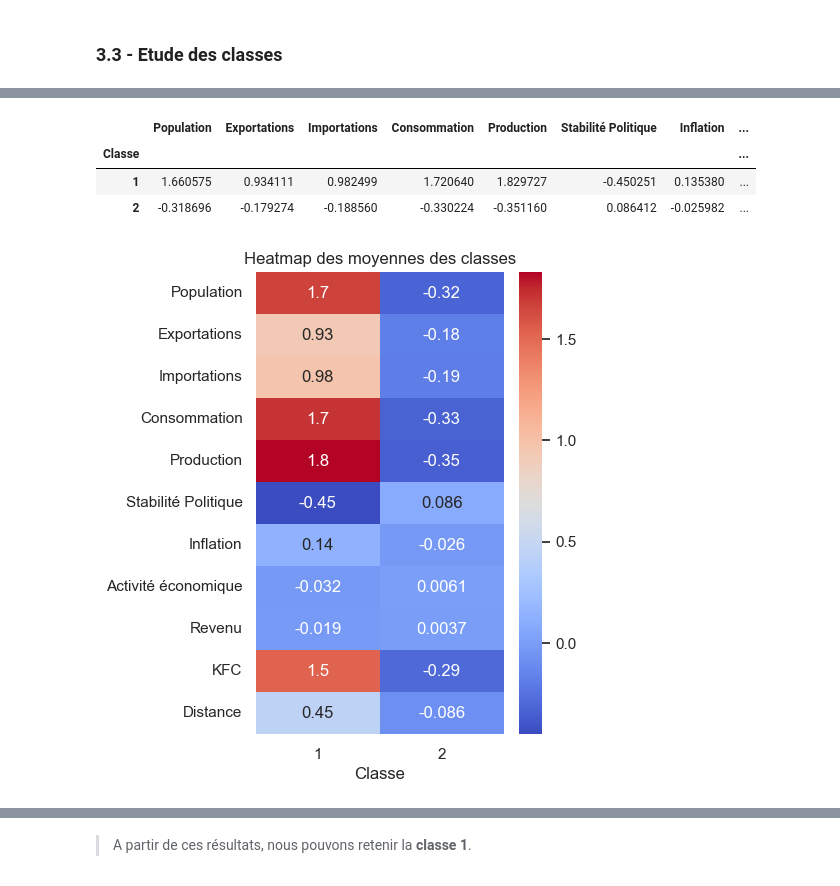
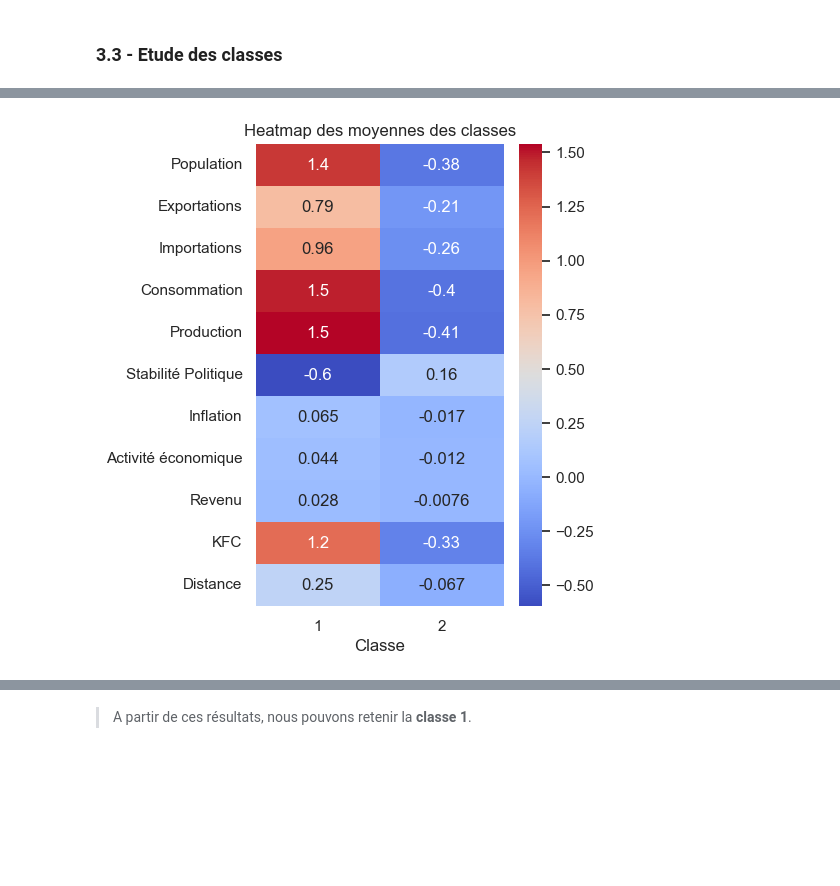
Before and after one commit to lengocduyvu/lpqc-etude-marche, a Jupyter notebook: notebooks/lpqc-clustering-visualisations.ipynb, the cells around one changed output, grey strips where cells are left out. Saved outputs shown, nothing was run; the diff lists cells and outputs as text; code cells hidden in the pictures; blank space fills up the shorter version.

```diff
--- a/notebooks/lpqc-clustering-visualisations.ipynb
+++ b/notebooks/lpqc-clustering-visualisations.ipynb
@@ -578,13 +564,8 @@ La construction des clusters est basée sur l'inertie intra et inter-cluster :
 # %% [markdown]
 ### 3.1 - Préparation des données pour la classification
 # %%
-X = df_acp.values
-# Standardisation
-scaler = StandardScaler()
-X_scaled = scaler.fit_transform(X)
-
 # Clustering hiérarchique
-Z = linkage(X_scaled, method='ward', metric='euclidean')
+Z = linkage(df_pca, method='ward', metric='euclidean')
 # %%
 def plot_dendrogram(Z, names):
     fig, ax = plt.subplots(1, 1, figsize=(20, 30))
@@ -665,5 +641,4 @@ display_factorial_planes(X_proj, (1,3), pca=pca, clusters=classes, figsize=(6,5)
 # %% [markdown]
 ### 3.3 - Etude des classes
 # %%
-df_scaled = pd.DataFrame(X_scaled, index=Pays, columns=Indicateurs)
-df_scaled.head()
+df_etude = pd.DataFrame(X_scaled, index=Pays, columns=Indicateurs)
@@ -678,3 +645,2 @@ df_scaled.head()
 # %%
-df_scaled_classes = pd.concat([df_scaled, df_classes], axis=1)
-df_scaled_classes.head()
+df_etude_classes = pd.concat([df_etude, df_classes], axis=1)
@@ -689,20 +647,14 @@ df_scaled_classes.head()
 # %%
 # Moyenne de chaque classe
-df_scaled_classes_mean = df_scaled_classes.groupby('Classe').mean()
-df_scaled_classes_mean.head()
+df_etude_classes_mean = df_etude_classes.groupby('Classe').mean()
-# %% [output]
-|  | Population | Exportations | Importations | Consommation | Production | Stabilité Politique | Inflation | ... |
-| Classe |  |  |  |  |  |  |  | ... |
-| 1 | 1.660575 | 0.934111 | 0.982499 | 1.720640 | 1.829727 | -0.450251 | 0.135380 | ... |
-| 2 | -0.318696 | -0.179274 | -0.188560 | -0.330224 | -0.351160 | 0.086412 | -0.025982 | ... |
 # %%
 # Heatmap des moyennes des classes
 plt.figure(figsize=(4,6))
-sns.heatmap(df_scaled_classes_mean.T, annot=True, cmap='coolwarm')
+sns.heatmap(df_etude_classes_mean.T, annot=True, cmap='coolwarm')
 plt.title("Heatmap des moyennes des classes")
 plt.show()
 # %% [output]
-[figure, old version]
+[figure, new version]
 # %%
 # Distribution des classes
 fig, ax = plt.subplots(6, 2, figsize=(8, 15))
```
Also changed, not shown: parts of 45 cells of this notebook.
